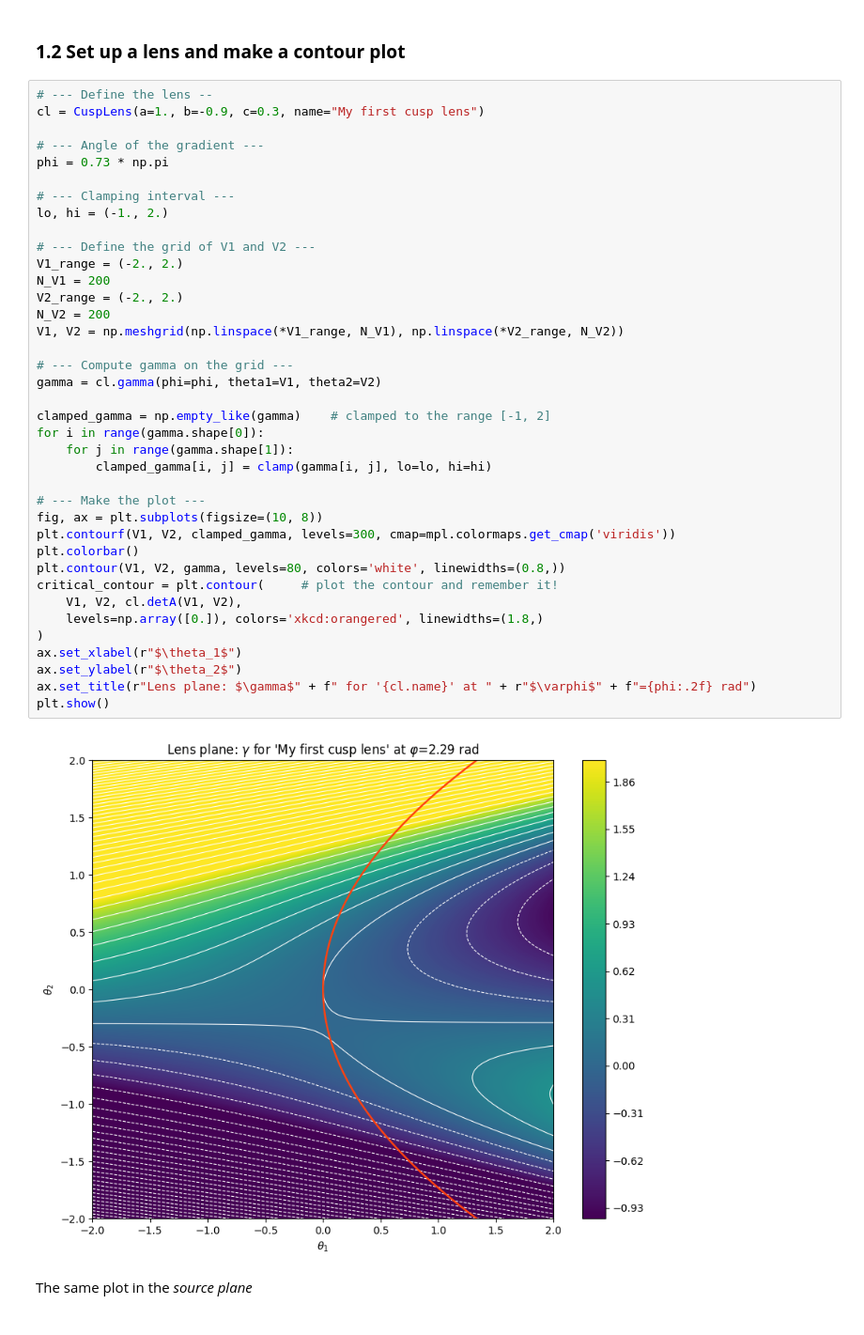
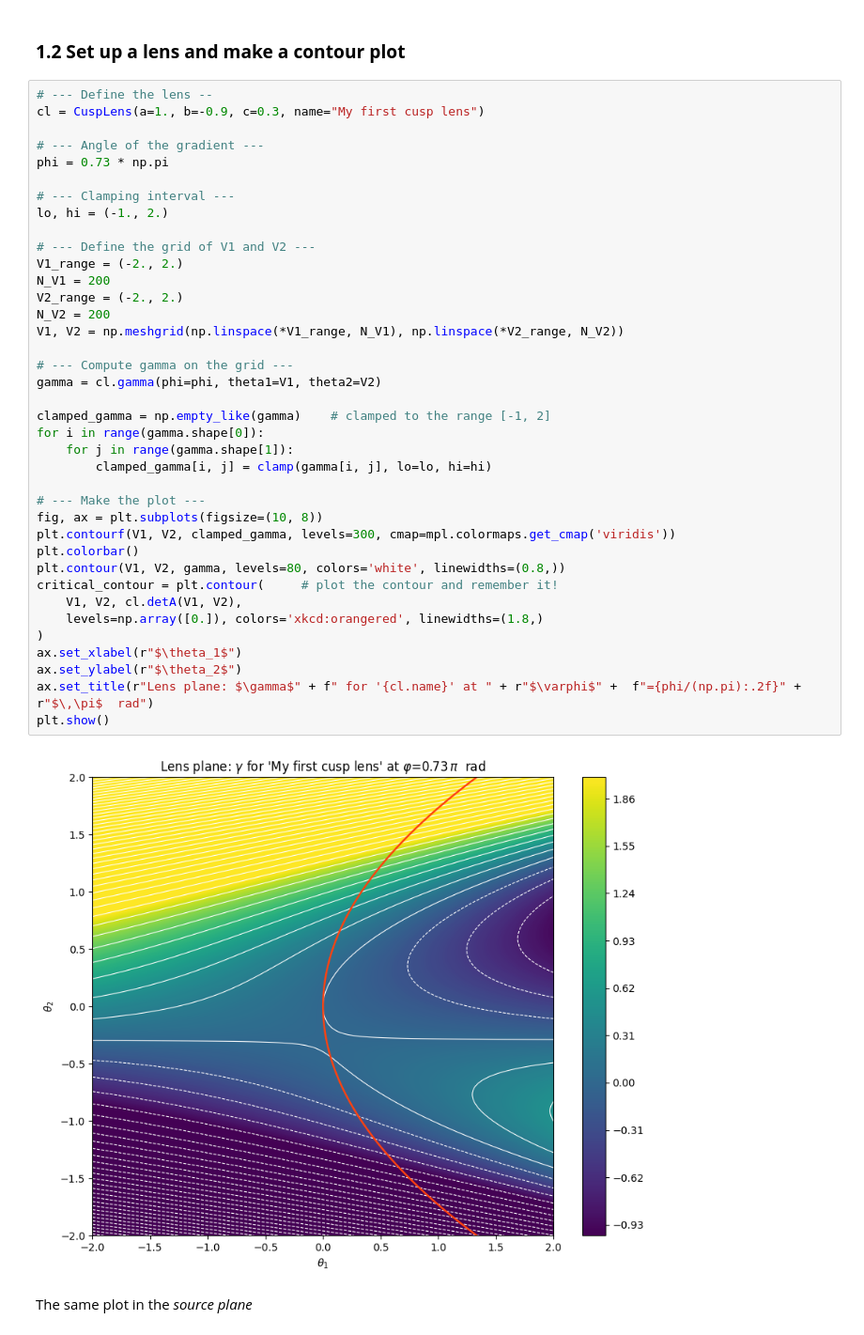
Before and after one commit to chrisharhaw/Optical_Drift_Effects, a Jupyter notebook: notebooks/caustics.ipynb, the cells around one changed output. Shown at 94% size. Drawn from its saved outputs; the diff is of its cells as text.

```diff
--- a/notebooks/caustics.ipynb
+++ b/notebooks/caustics.ipynb
@@ -122,35 +122,35 @@ phi = 0.73 * np.pi
 lo, hi = (-1., 2.)
 
 # --- Define the grid of V1 and V2 ---
 V1_range = (-2., 2.)
 N_V1 = 200
 V2_range = (-2., 2.)
 N_V2 = 200
 V1, V2 = np.meshgrid(np.linspace(*V1_range, N_V1), np.linspace(*V2_range, N_V2))
 
 # --- Compute gamma on the grid ---
 gamma = cl.gamma(phi=phi, theta1=V1, theta2=V2)
 
 clamped_gamma = np.empty_like(gamma)    # clamped to the range [-1, 2]
 for i in range(gamma.shape[0]):
     for j in range(gamma.shape[1]):
         clamped_gamma[i, j] = clamp(gamma[i, j], lo=lo, hi=hi)
 
 # --- Make the plot ---
 fig, ax = plt.subplots(figsize=(10, 8))
 plt.contourf(V1, V2, clamped_gamma, levels=300, cmap=mpl.colormaps.get_cmap('viridis'))
 plt.colorbar()
 plt.contour(V1, V2, gamma, levels=80, colors='white', linewidths=(0.8,))
 critical_contour = plt.contour(     # plot the contour and remember it!
     V1, V2, cl.detA(V1, V2),
     levels=np.array([0.]), colors='xkcd:orangered', linewidths=(1.8,)
 )
 ax.set_xlabel(r"$\theta_1$")
 ax.set_ylabel(r"$\theta_2$")
-ax.set_title(r"Lens plane: $\gamma$" + f" for '{cl.name}' at " + r"$\varphi$" + f"={phi:.2f} rad")
+ax.set_title(r"Lens plane: $\gamma$" + f" for '{cl.name}' at " + r"$\varphi$" +  f"={phi/(np.pi):.2f}" + r"$\,\pi$  rad")
 plt.show()
 # %% [output]
-[figure, old version]
+[figure, new version]
 # %% [markdown]
 The same plot in the *source plane*
 # %%
```
Also changed, not shown: parts of 5 cells of this notebook.
